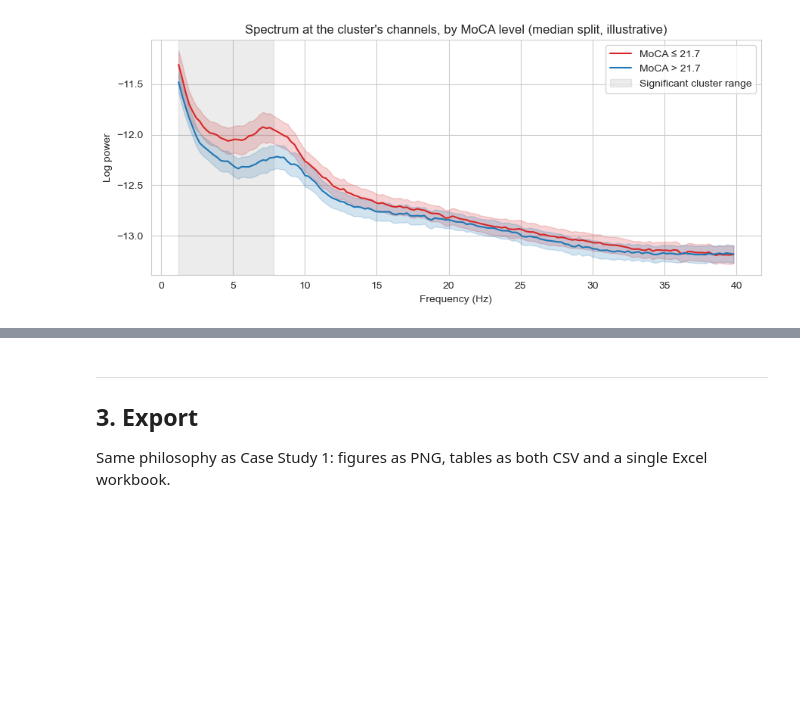
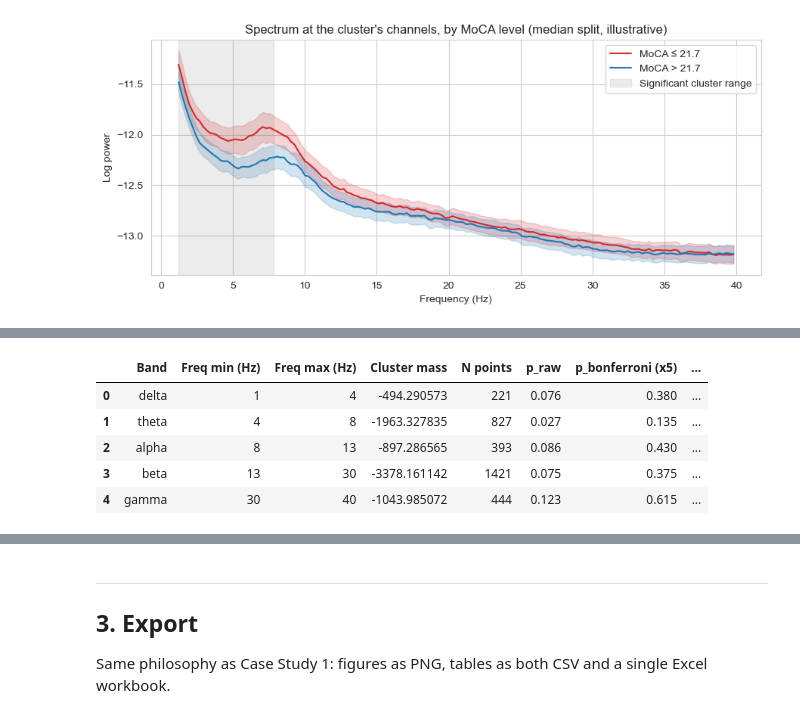
Before and after one commit to SanCamilloIRCCS-OndaLab/tutorial_EEG-NPSY, a Jupyter notebook: python/CaseStudy_2/CaseStudy_2.ipynb, the cells around one changed output, grey strips where cells are left out. Cells and saved outputs as stored; diff of their text form; code cells hidden in the pictures; blank space fills up the shorter version.

```diff
--- a/python/CaseStudy_2/CaseStudy_2.ipynb
+++ b/python/CaseStudy_2/CaseStudy_2.ipynb
@@ -516,0 +597,20 @@ plt.show()
+# %%
+table4_bands_rows = []
+for band_name, res in band_results.items():
+    lo, hi = res["freq_range"]
+    top = res["clusters"][0] if res["clusters"] else {"mass": 0.0, "members": np.array([], dtype=int), "p_cluster": 1.0}
+    table4_bands_rows.append({
+        "Band": band_name, "Freq min (Hz)": lo, "Freq max (Hz)": hi,
+        "Cluster mass": top["mass"], "N points": len(top["members"]),
+        "p_raw": top["p_cluster"], "p_bonferroni (x5)": res["p_bonferroni"],
+        "Significant (p<0.05)": res["p_bonferroni"] < 0.05,
+    })
+table4_bands = pd.DataFrame(table4_bands_rows)
+table4_bands
+# %% [output]
+|  | Band | Freq min (Hz) | Freq max (Hz) | Cluster mass | N points | p_raw | p_bonferroni (x5) | ... |
+| 0 | delta | 1 | 4 | -494.290573 | 221 | 0.076 | 0.380 | ... |
+| 1 | theta | 4 | 8 | -1963.327835 | 827 | 0.027 | 0.135 | ... |
+| 2 | alpha | 8 | 13 | -897.286565 | 393 | 0.086 | 0.430 | ... |
+| 3 | beta | 13 | 30 | -3378.161142 | 1421 | 0.075 | 0.375 | ... |
+| 4 | gamma | 30 | 40 | -1043.985072 | 444 | 0.123 | 0.615 | ... |
```
Also changed, not shown: parts of 7 cells of this notebook, 3 other files.
